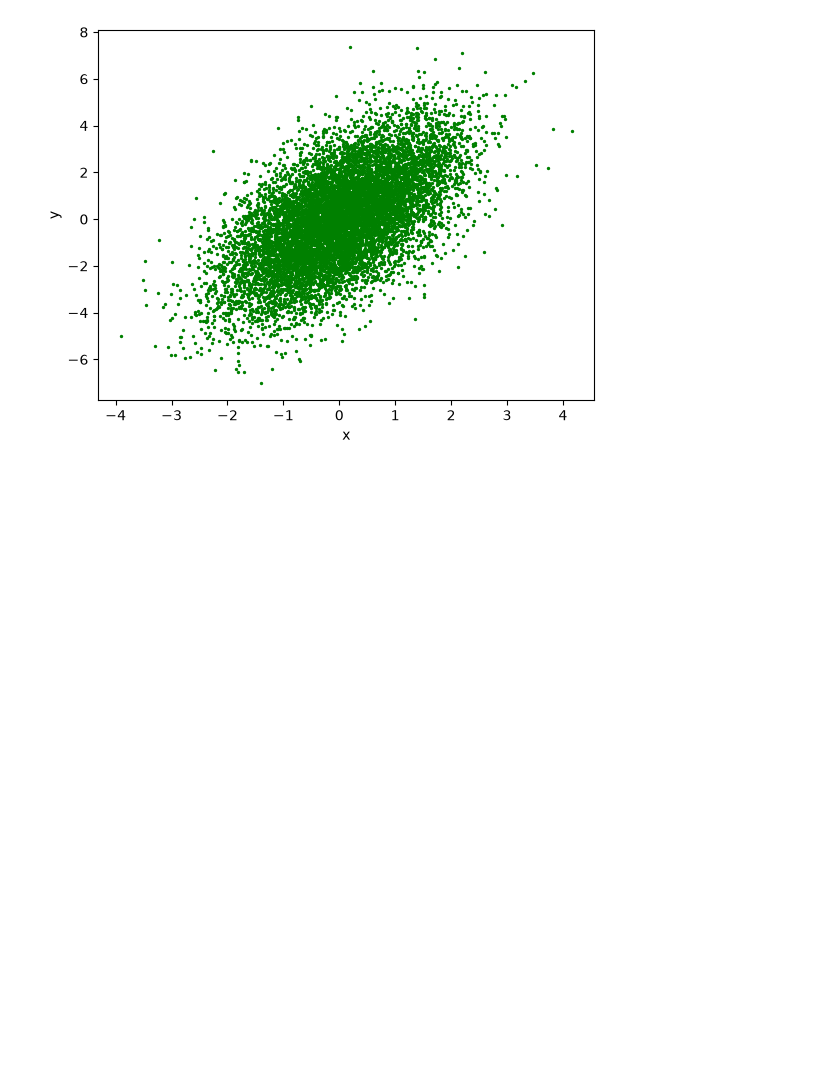
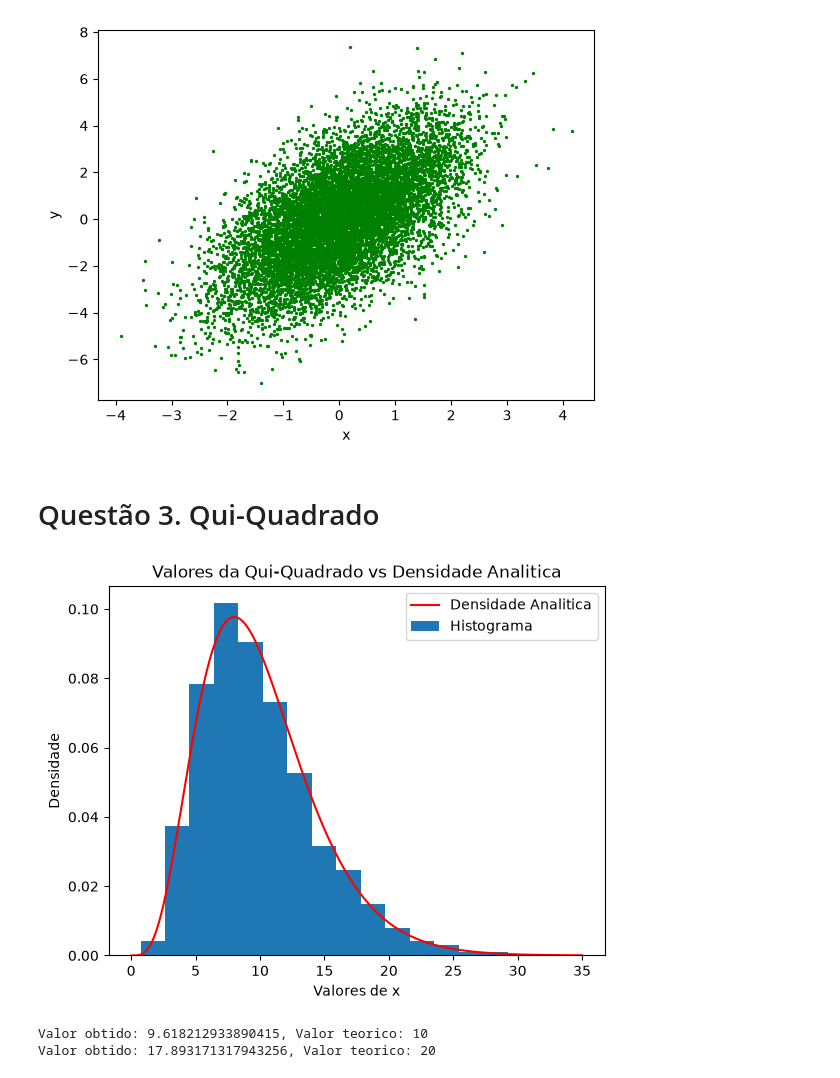
Before and after one commit to SilverPhone784/Trabalho-de-Programacao-Estatistica, a Jupyter notebook: Questao_4.ipynb, the cells around one changed output. Cells and saved outputs as stored; diff of their text form; code cells hidden in the pictures; blank space fills up the shorter version.

Commit message:
Item C e D da questão adicionados

```diff
--- a/Questao_4.ipynb
+++ b/Questao_4.ipynb
@@ -121,3 +124,50 @@ A matriz de covariancia é representador por:
 [[1.00835498 1.2079205 ]
  [1.2079205  4.00613879]]
 [figure]
+# %% [markdown]
+# Questão 3. Qui-Quadrado
+# %%
+# Normal Box-Muller para amostras de tamanho M
+def normal(mi,sigma2, M):
+  amostra = []
+  for i in range(M):
+    u1 = np.random.uniform()
+    u2 = np.random.uniform()
+
+    u_2pi = 2*np.pi*u2
+    t = -np.log(u1)
+    x = np.sqrt(2*t)*np.cos(u_2pi)
+
+    amostra.append(np.sqrt(sigma2)*x + mi)
+
+  return amostra
+# %%
+dados = []
+for v in range(10):
+  z = normal(0,1,1000)
+  dados.append(np.array(z)**2)
+
+qui = np.sum(dados, axis = 0)
+
+def f_qui(x, v):
+  return (x**((v/2) - 1) * np.exp(-x/2))/(2**(v/2) * math.gamma(v/2))
+
+eixo_x = np.linspace(0, 35, 10_000)
+
+plt.title("Valores da Qui-Quadrado vs Densidade Analitica")
+plt.xlabel('Valores de x')
+plt.ylabel('Densidade')
+
+plt.plot(np.linspace(0, 35, 10_000), f_qui(eixo_x, 10), color="red", label="Densidade Analitica")
+plt.hist(qui, density=True, bins=15, label="Histograma")
+
+plt.legend()
+plt.show()
+# %% [output]
+[figure, added]
+# %%
+print(f"Valor obtido: {np.mean(qui)}, Valor teorico: 10")
+print(f"Valor obtido: {np.var(qui)}, Valor teorico: 20")
+# %% [output]
+Valor obtido: 9.618212933890415, Valor teorico: 10
+Valor obtido: 17.893171317943256, Valor teorico: 20
```
Also changed, not shown: parts of 9 cells of this notebook.
